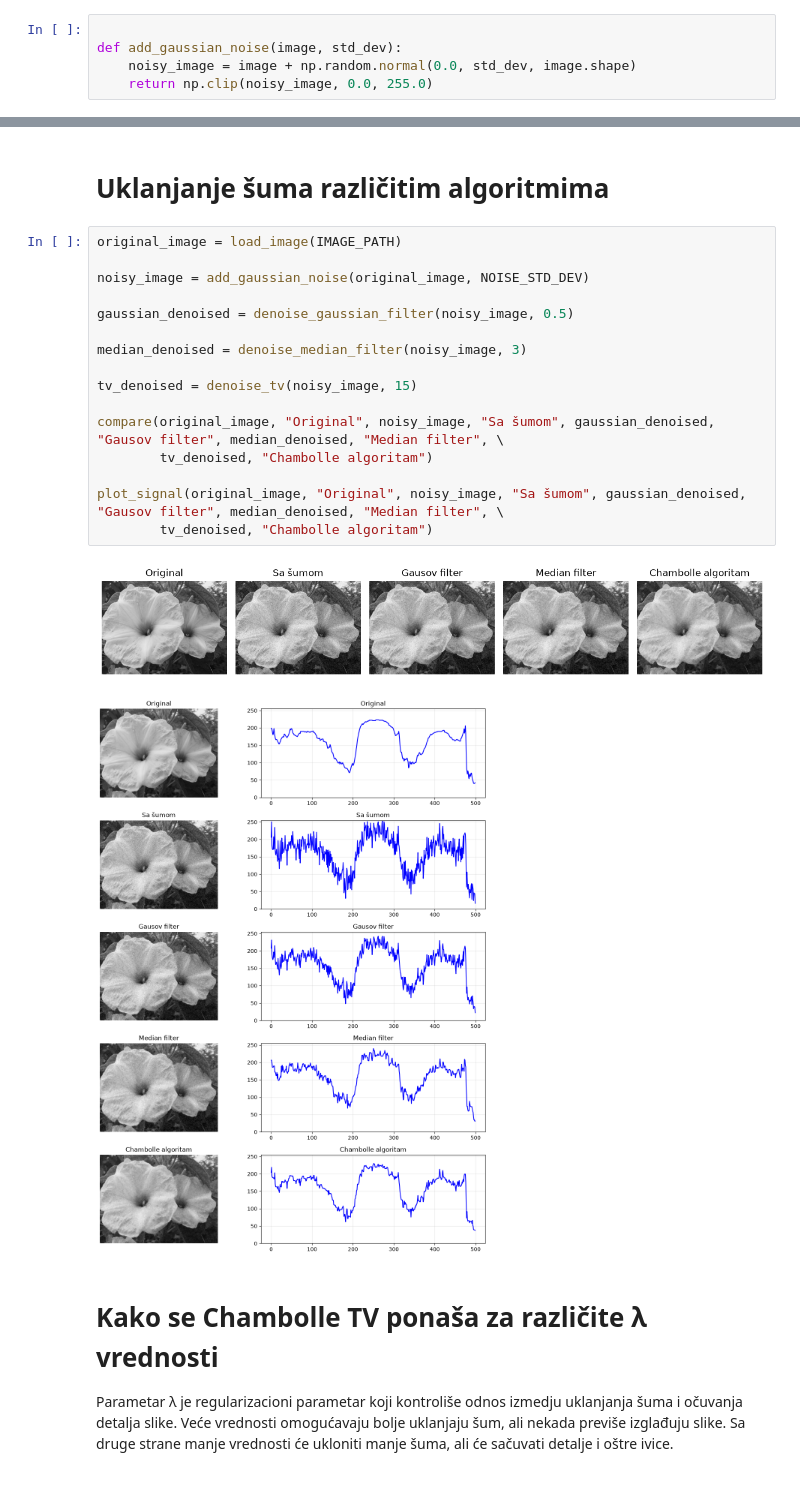
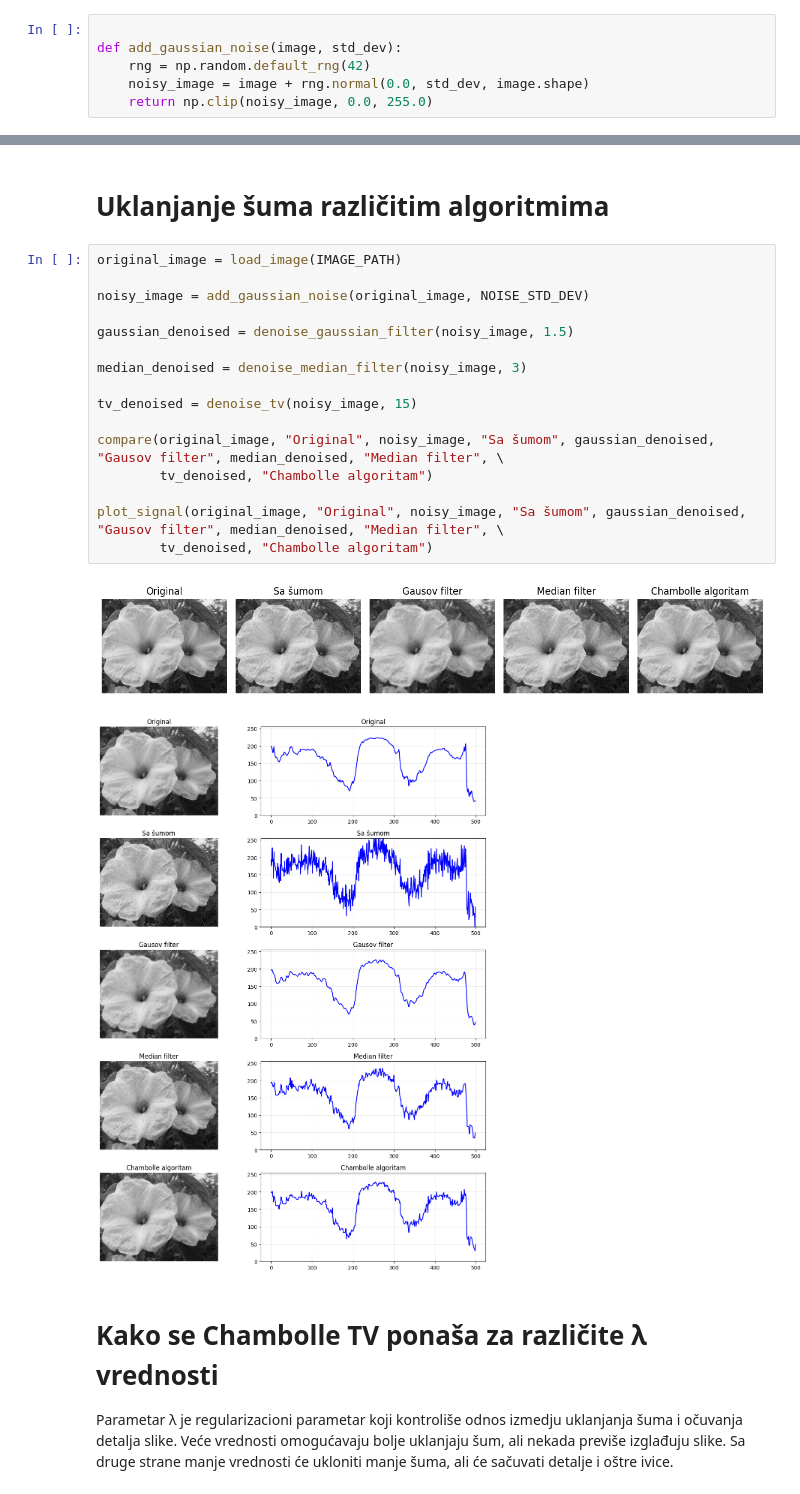
Before and after one commit to NataMata/TotalVariationDenoisingMethod, a Jupyter notebook: gaussian_median_chambolle.ipynb, the cells around one changed output, grey strips where cells are left out. Saved outputs shown, nothing was run; the diff lists cells and outputs as text.

```diff
--- a/gaussian_median_chambolle.ipynb
+++ b/gaussian_median_chambolle.ipynb
@@ -39,7 +39,8 @@ pri čemu je η šum koji se dodaje. Šum je slučajna vrednost iz Gausove(norma
 # %%
 
 def add_gaussian_noise(image, std_dev):
-    noisy_image = image + np.random.normal(0.0, std_dev, image.shape)
+    rng = np.random.default_rng(42)
+    noisy_image = image + rng.normal(0.0, std_dev, image.shape)
     return np.clip(noisy_image, 0.0, 255.0)
 # %% [markdown]
 # Gausov i Median filteri - konvolucija
@@ -247,22 +248,22 @@ def plot_signal(*images):
 # %%
 original_image = load_image(IMAGE_PATH)
 
 noisy_image = add_gaussian_noise(original_image, NOISE_STD_DEV)
 
-gaussian_denoised = denoise_gaussian_filter(noisy_image, 0.5)
+gaussian_denoised = denoise_gaussian_filter(noisy_image, 1.5)
 
 median_denoised = denoise_median_filter(noisy_image, 3)
 
 tv_denoised = denoise_tv(noisy_image, 15)
 
 compare(original_image, "Original", noisy_image, "Sa šumom", gaussian_denoised, "Gausov filter", median_denoised, "Median filter", \
         tv_denoised, "Chambolle algoritam")
 
 plot_signal(original_image, "Original", noisy_image, "Sa šumom", gaussian_denoised, "Gausov filter", median_denoised, "Median filter", \
         tv_denoised, "Chambolle algoritam")
 # %% [output]
 [figure]
-[figure, old version]
+[figure, new version]
 # %% [markdown]
 # Kako se Chambolle TV ponaša za različite λ vrednosti
 
```
Also changed, not shown: parts of 2 cells of this notebook.
